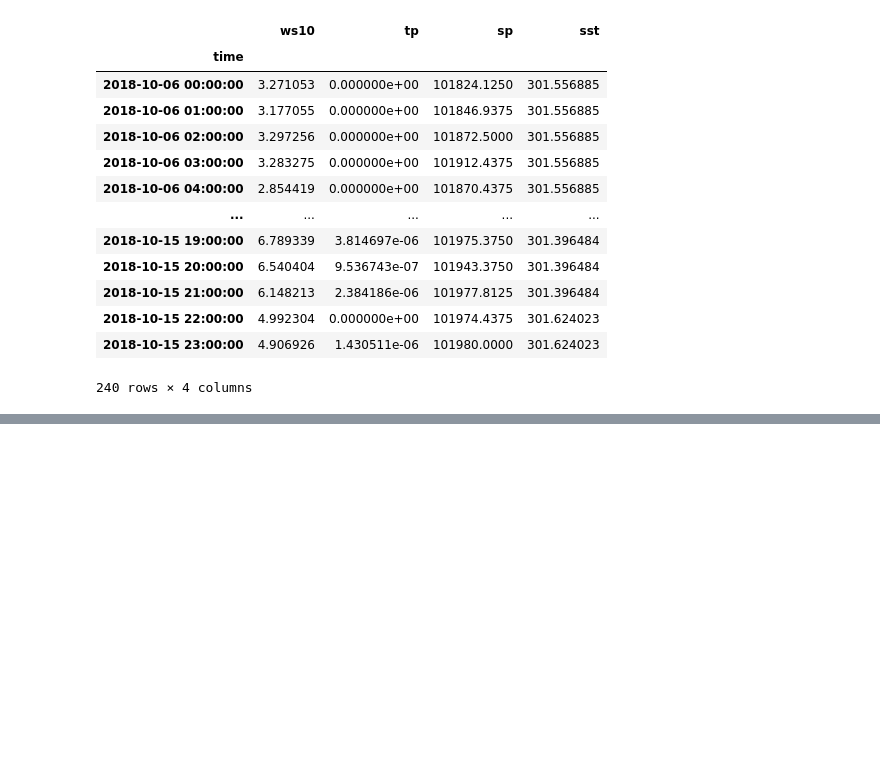
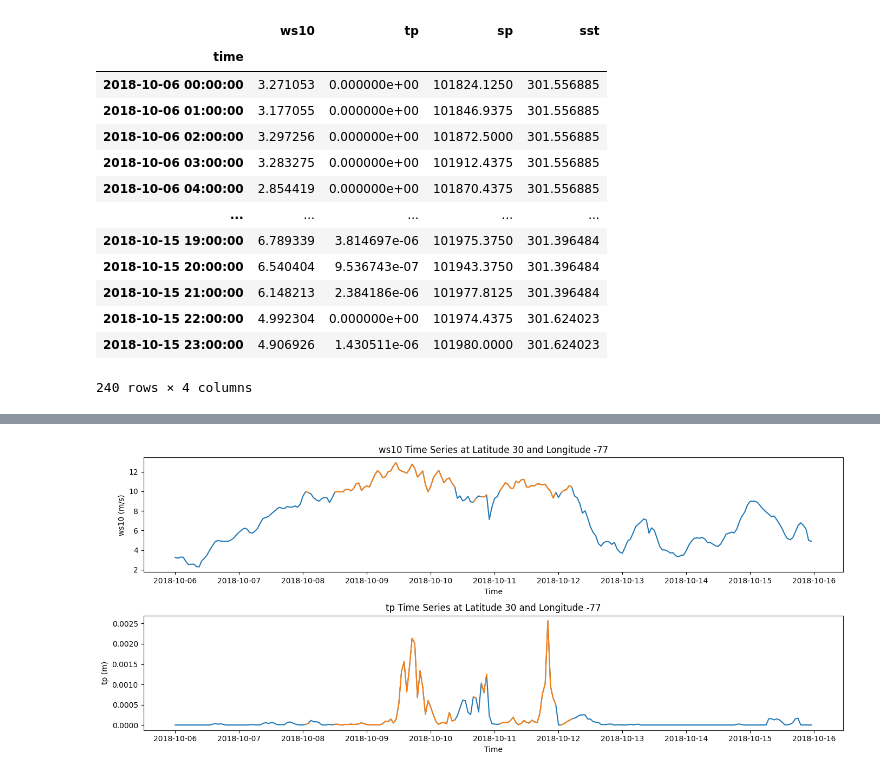
Before and after one commit to MujtaGit/Extreme_Weather_Correlation, a Jupyter notebook: EDA.ipynb, the cells around one changed output, grey strips where cells are left out. Saved outputs shown, nothing was run; the diff lists cells and outputs as text; code cells hidden in the pictures; blank space fills up the shorter version.

```diff
--- a/EDA.ipynb
+++ b/EDA.ipynb
@@ -712,0 +722,28 @@ plt.plot(specific_point.tp.values);
+# %%
+ws10_quant = ws10_values.quantile(0.9)
+tp_quant = tp_values.quantile(0.9)
+# %%
+extreme_ws10 = specific_point['ws10'] >= ws10_quant
+extreme_tp = specific_point['tp'] >= tp_quant
+# %%
+extreme_periods = extreme_ws10 | extreme_tp
+# %%
+plt.figure(figsize=(14,6))
+plt.subplot(211)
+plt.plot(specific_point.ws10)
+plt.plot(specific_point.ws10.where(extreme_periods))
+plt.title('ws10 Time Series at Latitude 30 and Longitude -77')
+plt.xlabel('Time')
+plt.ylabel('ws10 (m/s)')
+
+plt.subplot(212)
+plt.plot(specific_point.tp)
+plt.plot(specific_point.tp.where(extreme_periods))
+plt.title('tp Time Series at Latitude 30 and Longitude -77')
+plt.xlabel('Time')
+plt.ylabel('tp (m)')
+
+plt.tight_layout()
+plt.show();
+# %% [output]
+[figure, added]
```
Also changed, not shown: parts of 17 cells of this notebook.
